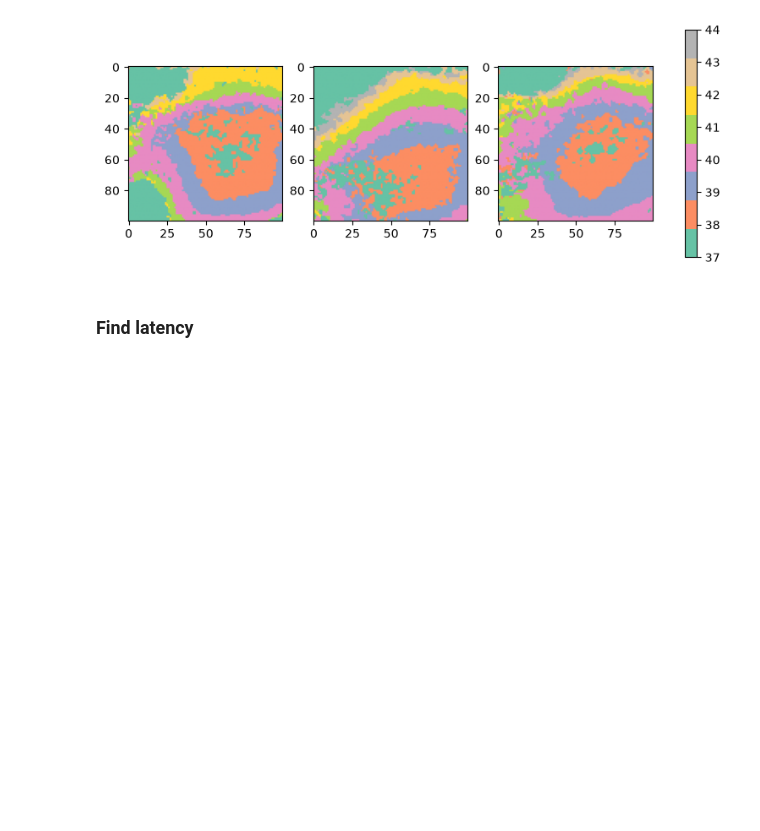
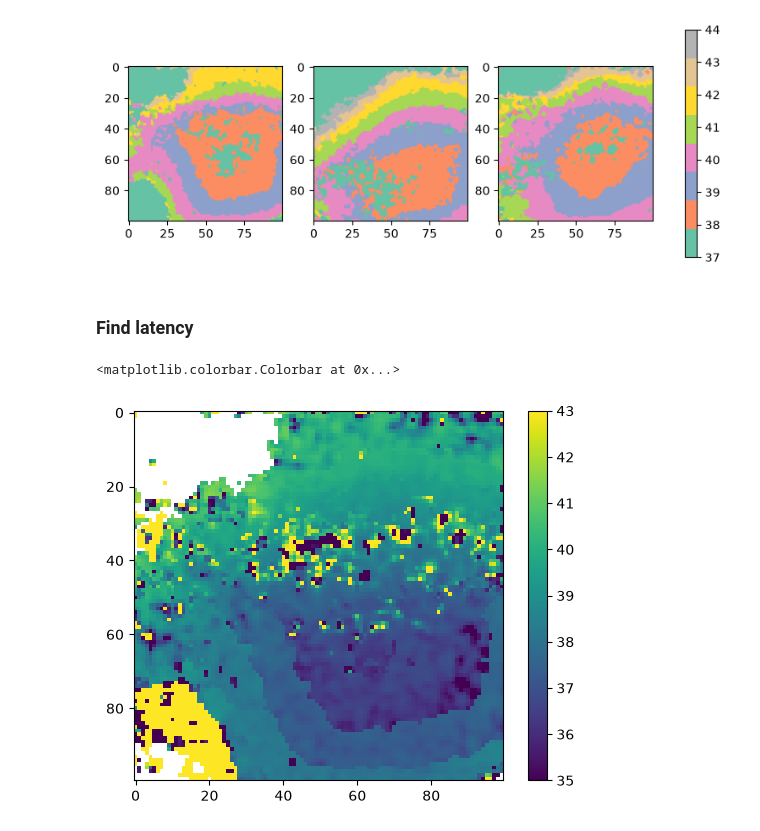
Before and after one commit to arthbreaker/DA3_VSDI_S1_G1_2026, a Jupyter notebook: scripts/latency.ipynb, the cells around one changed output. Cells and saved outputs as stored; diff of their text form; code cells hidden in the pictures; blank space fills up the shorter version.

Commit message:
latency changes

```diff
--- a/scripts/latency.ipynb
+++ b/scripts/latency.ipynb
@@ -93,19 +93,19 @@ def calc_ttest(data, start):
 # %%
 from scipy import stats
 
-def calc_latency(data, start, n_base=33, n_post=8, alpha=0.05):
+def calc_latency(data, start, n_base=33, n_post=10, alpha=0.05):
     base = data[:, :, :n_base]
-    mu = base.mean(axis=2)                      # (100, 100)
-    sd = base.std(axis=2, ddof=1)               # (100, 100)
+    mu = base.mean(axis=2)
+    sd = base.std(axis=2, ddof=1)
 
-    post = data[:, :, start:start + n_post]     # (100, 100, 8)
+    post = data[:, :, start:start + n_post]
 
     # Crawford-Howell t: one observation vs. a baseline sample
     t = (post - mu[:,:,None]) / (sd[:,:,None] * np.sqrt(1 + 1 / n_base))
     p = 2 * stats.t.sf(np.abs(t), df=n_base - 1)  # two-sided
 
-    sig = p < alpha                              # (100, 100, 8)
-    first = np.argmax(sig, axis=2)               # index of first significant k
+    sig = p < alpha
+    first = np.argmax(sig, axis=2)
     lat = np.where(sig.any(axis=2), start + first, 0)
     return lat
 # %%
@@ -137,3 +137,21 @@ m = (y2 - y1)/(x2 - x1)
 c = -m*x1 + y1
 
 cond1_lat = np.reshape((np.reshape(baseline1, (10000)) - c)/m, (100,100))
+# %%
+cond2_flat = np.reshape(cond2_ave, (10000, 255))
+x2 = lat1.flatten()
+x1 = np.where(x2>0, x2-1, x2)
+
+y2 = cond2_flat[np.arange(10000), x2]
+y1 = cond2_flat[np.arange(10000), x1]
+
+m = (y2 - y1)/(x2 - x1)
+c = -m*x1 + y1
+
+cond2_lat = np.reshape((np.zeros(10000) - c)/m, (100,100))
+# %%
+plt.imshow(cond2_lat, vmin=35, vmax=43)
+plt.colorbar()
+# %% [output]
+<matplotlib.colorbar.Colorbar at 0x...>
+[figure, added]
```
Also changed, not shown: parts of 1 cell of this notebook.
